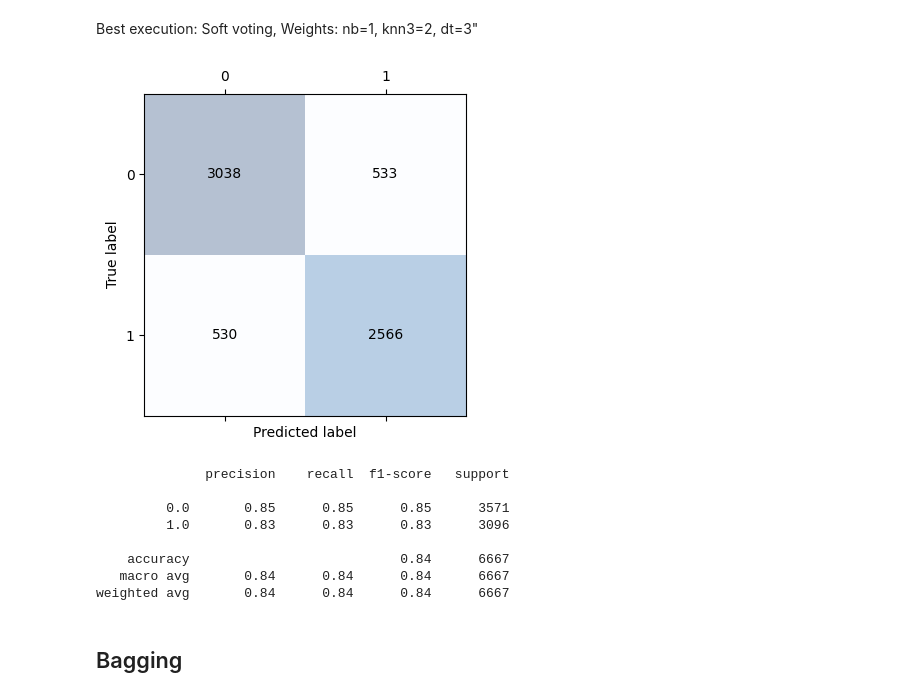
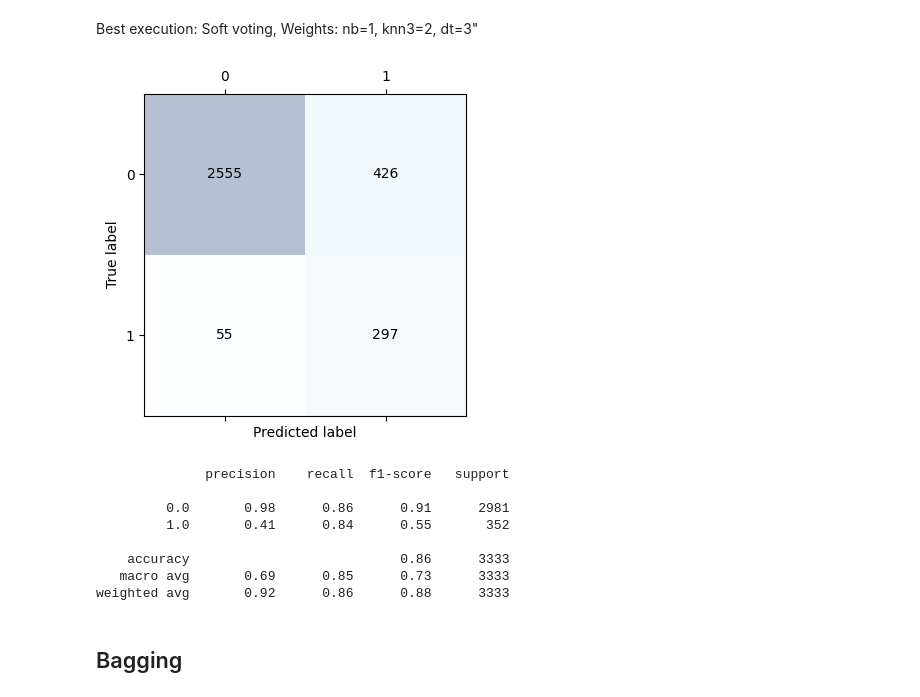
Before and after one commit to latorware/PortugalBankMarketingCampaign-MD, a Jupyter notebook: Scripts/MetalearningMethods.ipynb, the cells around one changed output. Drawn from its saved outputs; the diff is of its cells as text; code cells hidden in the pictures.

```diff
--- a/Scripts/MetalearningMethods.ipynb
+++ b/Scripts/MetalearningMethods.ipynb
@@ -51,6 +51,7 @@ from sklearn.model_selection import cross_val_predict
 from sklearn.metrics import confusion_matrix
 import matplotlib.pyplot as  plt
 from sklearn.metrics import classification_report
+from sklearn.metrics import accuracy_score
 
 clf1 = GaussianNB()
 
@@ -66,7 +67,9 @@ clf3 = DecisionTreeClassifier(criterion='entropy')
 
 
 for clf, label in zip([clf1, clf2, clf3], ['Naive Bayes','Knn (3)', 'Dec. Tree', ]):
-    scores = cross_val_score(clf, X_train, y_train, cv=cv, scoring='accuracy')
-    print("Accuracy: %0.3f [%s]" % (scores.mean(), label))
+    # scores = cross_val_score(clf, X_train, y_train, cv=cv, scoring='accuracy') #to get the mean of the perfomance of the predtictions of all the splits
+    clf.fit(X_train,y_train)#train by fit
+    y_predicted = clf.predict(X_test)
+    print("Accuracy: %0.3f [%s]" % (accuracy_score(y_test, y_predicted), label))
 # %% [output]
 Best Params fo Knn= {'n_neighbors': 29, 'weights': 'distance'} Accuracy= 0.7393125509317413
@@ -82,6 +85,8 @@ import warnings
 warnings.filterwarnings("ignore", category=DeprecationWarning)
 
 eclf = VotingClassifier(estimators=[('nb', clf1), ('knn3', clf2), ('dt', clf3)], voting='hard')
-scores = cross_val_score(eclf, X_train, y_train, cv=cv, scoring='accuracy') #to get the mean of the perfomance of the predtictions of all the splits
-print("Accuracy: %0.3f [%s]" % (scores.mean() , "Majority Voting"))
+# scores = cross_val_score(eclf, X_train, y_train, cv=cv, scoring='accuracy') #to get the mean of the perfomance of the predtictions of all the splits
+eclf.fit(X_train,y_train)#train by fit
+y_predicted = eclf.predict(X_test)
+print("Accuracy: %0.3f [%s]" % (accuracy_score(y_test, y_predicted) , "Majority Voting"))
 # %% [output]
@@ -90,18 +95,26 @@ Accuracy: 0.786 [Majority Voting]
 Soft voting (Weighted voting)
 # %%
 eclf = VotingClassifier(estimators=[('nb', clf1), ('knn3', clf2), ('dt', clf3)],voting='soft', weights=[2,1,2])
-scores = cross_val_score(eclf, X_train, y_train, cv=cv, scoring='accuracy') #to get the mean of the perfomance of the predtictions of all the splits
-print("Accuracy: %0.3f [%s]" % (scores.mean(), "Weighted Voting -> Weights: nb=2, knn3=1, dt=2"))
+# scores = cross_val_score(eclf, X_train, y_train, cv=cv, scoring='accuracy') #to get the mean of the perfomance of the predtictions of all the splits
+eclf.fit(X_train,y_train)#train by fit
+y_predicted = eclf.predict(X_test)
+print("Accuracy: %0.3f [%s]" % (accuracy_score(y_test, y_predicted), "Weighted Voting -> Weights: nb=2, knn3=1, dt=2"))
 
 eclf = VotingClassifier(estimators=[('nb', clf1), ('knn3', clf2), ('dt', clf3)],voting='soft', weights=[1,2,2])
-scores = cross_val_score(eclf, X_train, y_train, cv=cv, scoring='accuracy') #to get the mean of the perfomance of the predtictions of all the splits
-print("Accuracy: %0.3f [%s]" % (scores.mean(), "Weighted Voting -> Weights: nb=1, knn3=2, dt=2"))
+# scores = cross_val_score(eclf, X_train, y_train, cv=cv, scoring='accuracy') #to get the mean of the perfomance of the predtictions of all the splits
+eclf.fit(X_train,y_train)#train by fit
+y_predicted = eclf.predict(X_test)
+print("Accuracy: %0.3f [%s]" % (accuracy_score(y_test, y_predicted), "Weighted Voting -> Weights: nb=1, knn3=2, dt=2"))
 
 eclf = VotingClassifier(estimators=[('nb', clf1), ('knn3', clf2), ('dt', clf3)],voting='soft', weights=[1,2,3])
-scores = cross_val_score(eclf, X_train, y_train, cv=cv, scoring='accuracy') #to get the mean of the perfomance of the predtictions of all the splits
-print("Accuracy: %0.3f [%s]" % (scores.mean(), "Weighted Voting -> Weights: nb=1, knn3=2, dt=3"))
+# scores = cross_val_score(eclf, X_train, y_train, cv=cv, scoring='accuracy') #to get the mean of the perfomance of the predtictions of all the splits
+eclf.fit(X_train,y_train)#train by fit
+y_predicted = eclf.predict(X_test)
+print("Accuracy: %0.3f [%s]" % (accuracy_score(y_test, y_predicted), "Weighted Voting -> Weights: nb=1, knn3=2, dt=3"))
 
 eclf = VotingClassifier(estimators=[('nb', clf1), ('knn3', clf2), ('dt', clf3)],voting='soft', weights=[2,1,3])
-scores = cross_val_score(eclf, X_train, y_train, cv=cv, scoring='accuracy') #to get the mean of the perfomance of the predtictions of all the splits
-print("Accuracy: %0.3f [%s]" % (scores.mean(), "Weighted Voting -> Weights: nb=2, knn3=1, dt=3"))
+# scores = cross_val_score(eclf, X_train, y_train, cv=cv, scoring='accuracy') #to get the mean of the perfomance of the predtictions of all the splits
+eclf.fit(X_train,y_train)#train by fit
+y_predicted = eclf.predict(X_test)
+print("Accuracy: %0.3f [%s]" % (accuracy_score(y_test, y_predicted), "Weighted Voting -> Weights: nb=2, knn3=1, dt=3"))
 # %% [output]
@@ -115,33 +128,35 @@ Accuracy: 0.837 [Weighted Voting -> Weights: nb=2, knn3=1, dt=3]
 Best execution: Soft voting, Weights: nb=1, knn3=2, dt=3"
 # %%
 eclf = VotingClassifier(estimators=[('nb', clf1), ('knn3', clf2), ('dt', clf3)],voting='soft', weights=[1,2,3])
-predicted = cross_val_predict(eclf, X=X_train, y=y_train,  cv=cv) #to get the perfomance of the predictions depending on the value of the predicted variable
+# predicted = cross_val_predict(eclf, X=X_train, y=y_train,  cv=cv) #to get the perfomance of the predictions depending on the value of the predicted variable
+eclf.fit(X_train,y_train)#train by fit
+y_predicted = eclf.predict(X_test)
 
 #print the confusion matrix
-confmat = confusion_matrix(y_train, predicted)
+confmat = confusion_matrix(y_test, y_predicted)
 fig, ax = plt.subplots(figsize=(4, 4))
 ax.matshow(confmat, cmap=plt.cm.Blues, alpha=0.3)
 for i in range(confmat.shape[0]):
     for j in range(confmat.shape[1]):
         ax.text(x=j, y=i, s=confmat[i, j], va='center', ha='center',fontsize=10)
 
 plt.xlabel('Predicted label')
 plt.ylabel('True label')
 plt.tight_layout()
 plt.show()
 
 #print the classification report
-print(classification_report(y_train, predicted))
+print(classification_report(y_test, y_predicted))
 # %% [output]
-[figure, old version]
+[figure, new version]
               precision    recall  f1-score   support
 
-         0.0       0.85      0.85      0.85      3571
-         1.0       0.83      0.83      0.83      3096
+         0.0       0.98      0.86      0.91      2981
+         1.0       0.41      0.84      0.55       352
 
-    accuracy                           0.84      6667
-   macro avg       0.84      0.84      0.84      6667
-weighted avg       0.84      0.84      0.84      6667
+    accuracy                           0.86      3333
+   macro avg       0.69      0.85      0.73      3333
+weighted avg       0.92      0.86      0.88      3333
 # %% [markdown]
 ## Bagging
 # %% [markdown]
```
Also changed, not shown: parts of 6 cells of this notebook.
